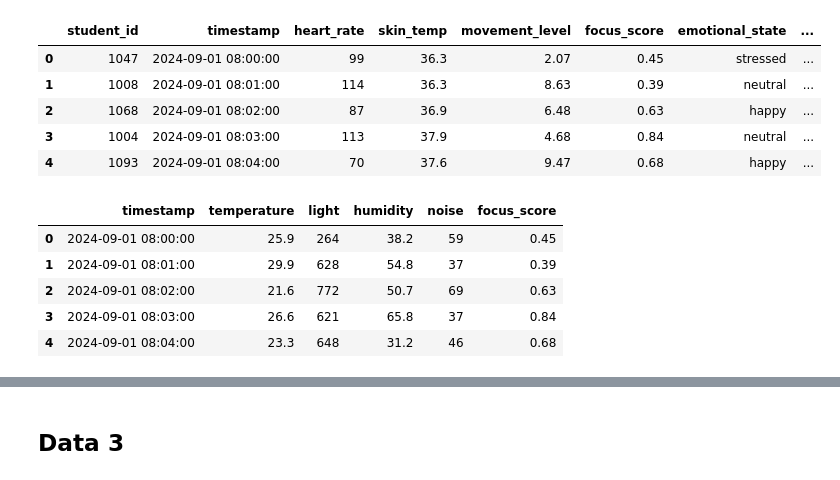
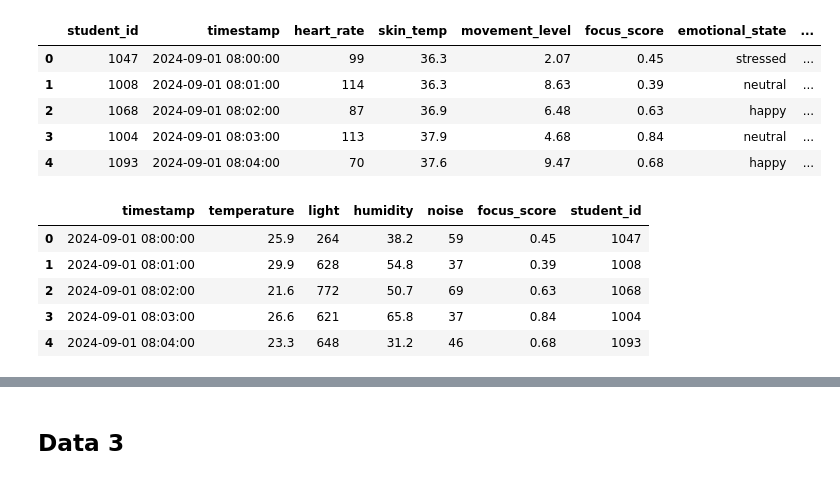
Before and after one commit to SEP4Real/SEP4, a Jupyter notebook: MAL/notebooks/1b_mock_data.ipynb, the cells around one changed output, grey strips where cells are left out. Saved outputs shown, nothing was run; the diff lists cells and outputs as text; code cells hidden in the pictures.

```diff
--- a/MAL/notebooks/1b_mock_data.ipynb
+++ b/MAL/notebooks/1b_mock_data.ipynb
@@ -60,16 +68,16 @@ data_2.head()
 | 4 | 1093 | 2024-09-01 08:04:00 | 70 | 37.6 | 9.47 | 0.68 | happy | ... |
 # %%
 # We only take columns we need
-data_2 = data_2[['timestamp', 'temperature', 'ambient_light', 'humidity', 'ambient_noise','focus_score']]
+data_2 = data_2[['timestamp', 'temperature', 'ambient_light', 'humidity', 'ambient_noise','focus_score', 'student_id']]
 data_2 = data_2.rename(columns={'timestamp': 'timestamp', 'focus_score': 'focus_score', 'ambient_light': 'light', 'ambient_noise': 'noise', 'temperature': 'temperature', 'humidity': 'humidity'})
 data_2.head()
 # %% [output]
-|  | timestamp | temperature | light | humidity | noise | focus_score |
-| 0 | 2024-09-01 08:00:00 | 25.9 | 264 | 38.2 | 59 | 0.45 |
-| 1 | 2024-09-01 08:01:00 | 29.9 | 628 | 54.8 | 37 | 0.39 |
-| 2 | 2024-09-01 08:02:00 | 21.6 | 772 | 50.7 | 69 | 0.63 |
-| 3 | 2024-09-01 08:03:00 | 26.6 | 621 | 65.8 | 37 | 0.84 |
-| 4 | 2024-09-01 08:04:00 | 23.3 | 648 | 31.2 | 46 | 0.68 |
+|  | timestamp | temperature | light | humidity | noise | focus_score | student_id |
+| 0 | 2024-09-01 08:00:00 | 25.9 | 264 | 38.2 | 59 | 0.45 | 1047 |
+| 1 | 2024-09-01 08:01:00 | 29.9 | 628 | 54.8 | 37 | 0.39 | 1008 |
+| 2 | 2024-09-01 08:02:00 | 21.6 | 772 | 50.7 | 69 | 0.63 | 1068 |
+| 3 | 2024-09-01 08:03:00 | 26.6 | 621 | 65.8 | 37 | 0.84 | 1004 |
+| 4 | 2024-09-01 08:04:00 | 23.3 | 648 | 31.2 | 46 | 0.68 | 1093 |
 # %%
 # Analyze the ranges of individual features
 print("Data 2 Ranges:")
```
Also changed, not shown: parts of 10 cells of this notebook.
